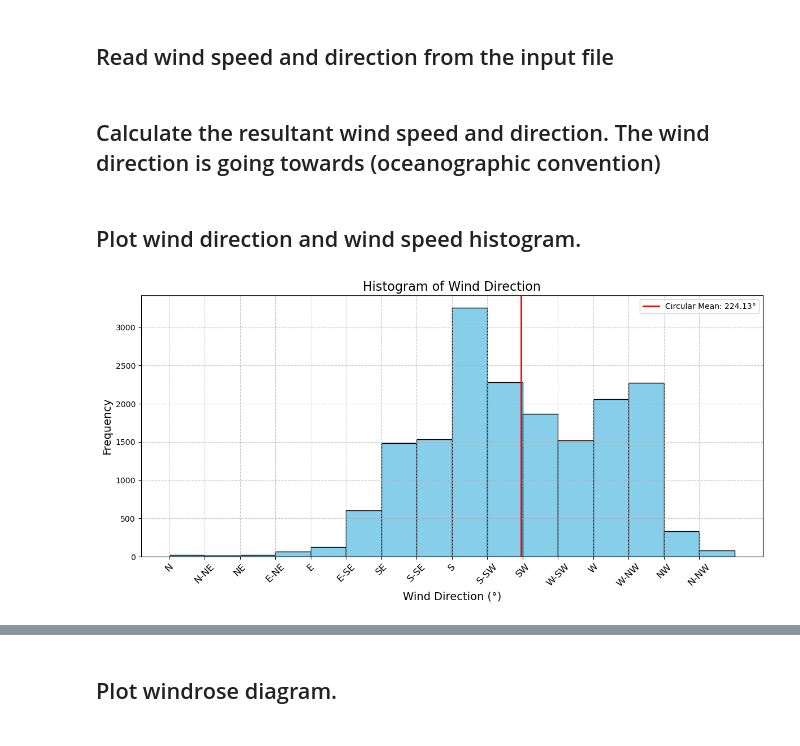
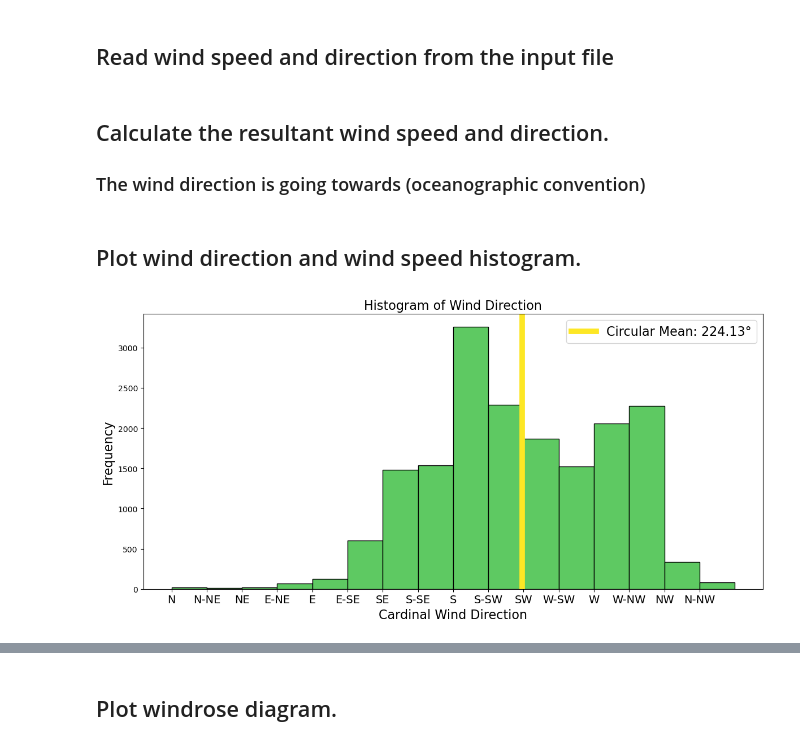
Before and after one commit to gilbertoCM/terminosWaterAge, a Jupyter notebook: scripts/Terminos_wind_analysis.ipynb, the cells around one changed output, grey strips where cells are left out. Cells and saved outputs as stored; diff of their text form; code cells hidden in the pictures.

Commit message:
Funciona el histograma por mes

```diff
--- a/scripts/Terminos_wind_analysis.ipynb
+++ b/scripts/Terminos_wind_analysis.ipynb
@@ -33,7 +27,9 @@ python_time = [datetime.fromordinal(int(t)) + timedelta(days=t%1) - timedelta(da
 # Create a DataFrame
 df = pd.DataFrame({'time': python_time, 'U': U, 'V': V})
 # %% [markdown]
-## Calculate the resultant wind speed and direction. The wind direction is going towards (oceanographic convention)
+## Calculate the resultant wind speed and direction.
+
+### The wind direction is going towards (oceanographic convention)
 # %%
 # Add the units to the U and V components to calculate wind speed and direction using metpy
 
@@ -60,44 +56,50 @@ df['wind_speed_m_s'] = unit_arrays['wind_speed_m_s'].magnitude
 # %%
 # Plot histogram for wind direction including circular mean
 import matplotlib.pyplot as plt
 import numpy as np
-from scipy.stats import circmean, circvar, circstd
-
-# Assuming unit_arrays['wind_direction_degree'] is already defined and contains the wind direction data in degrees
+from scipy.stats import circmean
 
 # Calculate circular statistics for wind direction
 circular_mean = circmean(unit_arrays['wind_direction_degree'], high=360, low=0)
 
 
 # Plot histogram for wind direction
 plt.figure(figsize=(12, 6))
-plt.hist(unit_arrays['wind_direction_degree'], bins=np.arange(0, 361, 22.5), edgecolor='black', color='skyblue')
+plt.hist(unit_arrays['wind_direction_degree'],
+         bins=np.arange(0, 361, 22.5),
+         edgecolor='black', color='#5ec962')
+
+# Set xticks and labels
 xlabels = (
     "N", "N-NE", "NE", "E-NE", "E", "E-SE", "SE", "S-SE",
     "S", "S-SW", "SW", "W-SW", "W", "W-NW", "NW", "N-NW"
 )
+
 xticks = np.arange(0, 360, 22.5)
+
+
+
 plt.gca().set_xticks(xticks)
-plt.gca().set_xticklabels(xlabels, rotation=45, fontsize=12)
-plt.xlabel('Wind Direction (°)', fontsize=14)
-plt.ylabel('Frequency', fontsize=14)
+plt.gca().set_xticklabels(xlabels,  fontsize=14)
+plt.xlabel('Cardinal Wind Direction', fontsize=16)
+plt.ylabel('Frequency', fontsize=16)
 plt.title('Histogram of Wind Direction', fontsize=16)
-plt.grid(True, linestyle='--', alpha=0.7)
 
 # Plot circular mean
-plt.axvline(circular_mean, color='red', linestyle='-', linewidth=2, label=f'Circular Mean: {circular_mean:.2f}°')
+plt.axvline(circular_mean, color='#fde725',
+            linestyle='-', linewidth=7, label=f'Circular Mean: {circular_mean:.2f}°')
 
 # Add legend
-plt.legend(loc='upper right')
+plt.legend(loc='upper right', fontsize=16)
 
 plt.tight_layout()
 
 # Save the figure in high resolution
-plt.savefig('wind_direction_histogram.png', dpi=300)
+plt.savefig('..\output_files\wind_direction_histogram.pdf', dpi=600)
 
 plt.show()
 # %% [output]
-[figure, old version]
+[figure, new version]
 # %%
 # Calculate circular statistics for wind direction
 from scipy.stats import circmean, circvar, circstd
```
Also changed, not shown: parts of 7 cells of this notebook, 3 other files.
